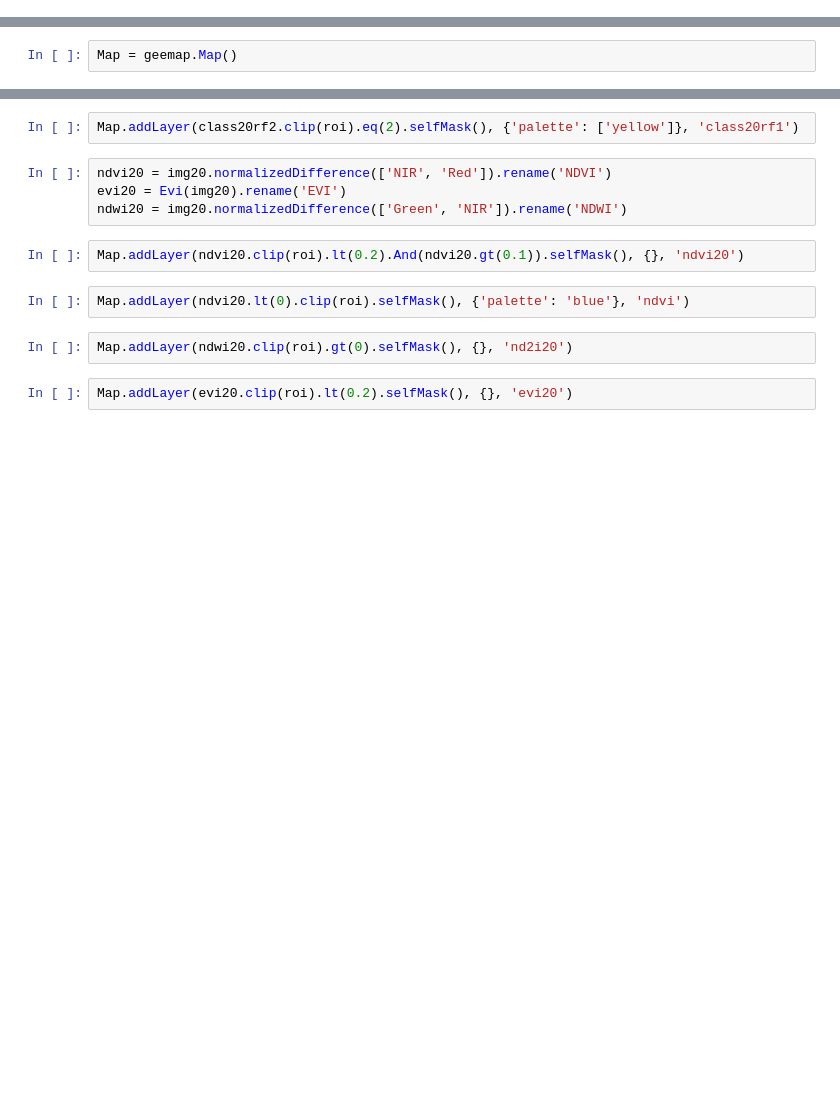
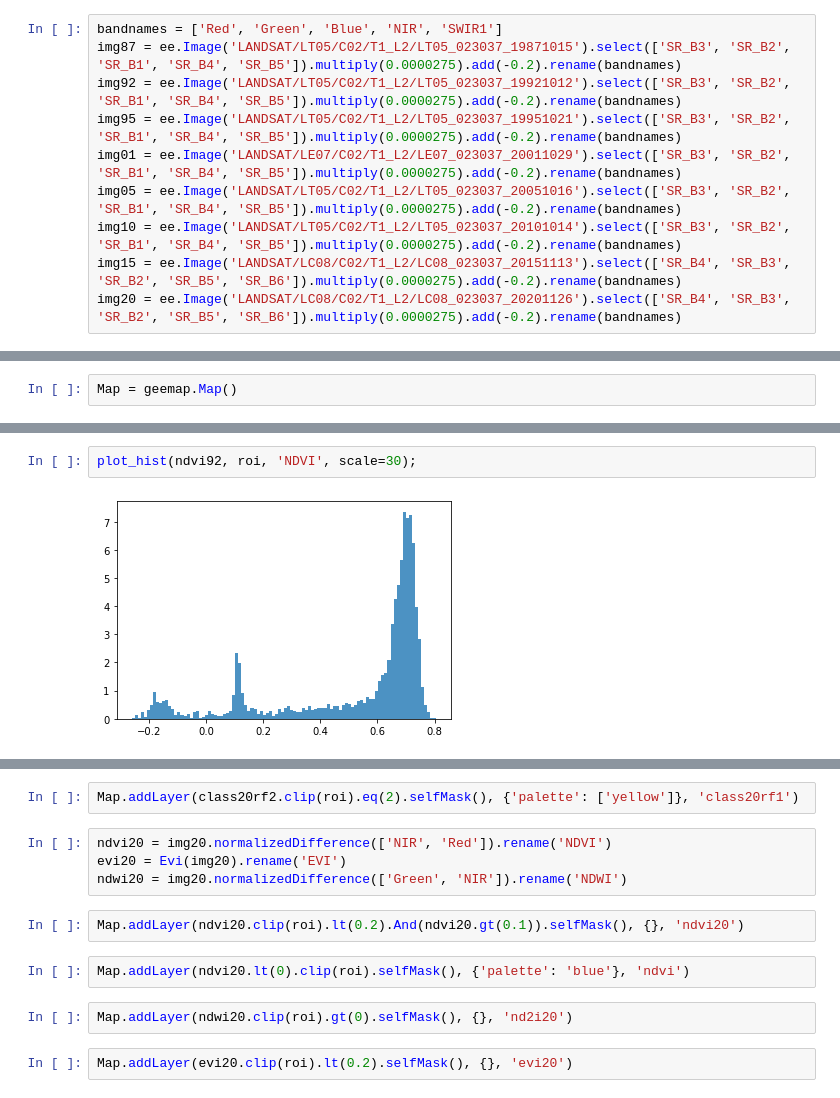
Before and after one commit to yiLuo374/geeCenterline, a Jupyter notebook: sandbar_ar.ipynb, the cells around one changed output, grey strips where cells are left out. Drawn from its saved outputs; the diff is of its cells as text; blank space fills up the shorter version.

```diff
--- a/sandbar_ar.ipynb
+++ b/sandbar_ar.ipynb
@@ -15,3 +9,13 @@ img20 = ee.Image('LANDSAT/LC08/C02/T1_L2/LC08_023037_20201126').select(['SR_B4',
+# %%
+bandnames = ['Red', 'Green', 'Blue', 'NIR', 'SWIR1']
+img87 = ee.Image('LANDSAT/LT05/C02/T1_L2/LT05_023037_19871015').select(['SR_B3', 'SR_B2', 'SR_B1', 'SR_B4', 'SR_B5']).multiply(0.0000275).add(-0.2).rename(bandnames)
+img92 = ee.Image('LANDSAT/LT05/C02/T1_L2/LT05_023037_19921012').select(['SR_B3', 'SR_B2', 'SR_B1', 'SR_B4', 'SR_B5']).multiply(0.0000275).add(-0.2).rename(bandnames)
+img95 = ee.Image('LANDSAT/LT05/C02/T1_L2/LT05_023037_19951021').select(['SR_B3', 'SR_B2', 'SR_B1', 'SR_B4', 'SR_B5']).multiply(0.0000275).add(-0.2).rename(bandnames)
+img01 = ee.Image('LANDSAT/LE07/C02/T1_L2/LE07_023037_20011029').select(['SR_B3', 'SR_B2', 'SR_B1', 'SR_B4', 'SR_B5']).multiply(0.0000275).add(-0.2).rename(bandnames)
+img05 = ee.Image('LANDSAT/LT05/C02/T1_L2/LT05_023037_20051016').select(['SR_B3', 'SR_B2', 'SR_B1', 'SR_B4', 'SR_B5']).multiply(0.0000275).add(-0.2).rename(bandnames)
+img10 = ee.Image('LANDSAT/LT05/C02/T1_L2/LT05_023037_20101014').select(['SR_B3', 'SR_B2', 'SR_B1', 'SR_B4', 'SR_B5']).multiply(0.0000275).add(-0.2).rename(bandnames)
+img15 = ee.Image('LANDSAT/LC08/C02/T1_L2/LC08_023037_20151113').select(['SR_B4', 'SR_B3', 'SR_B2', 'SR_B5', 'SR_B6']).multiply(0.0000275).add(-0.2).rename(bandnames)
+img20 = ee.Image('LANDSAT/LC08/C02/T1_L2/LC08_023037_20201126').select(['SR_B4', 'SR_B3', 'SR_B2', 'SR_B5', 'SR_B6']).multiply(0.0000275).add(-0.2).rename(bandnames)
 # %%
 roi = ee.FeatureCollection("users/luoyee1997/geeRiver/Arkansas/roi").geometry()
 # %%
@@ -53,0 +80,4 @@ Map.addLayer(class20rf.clip(roi), {'min':1, 'max':3, 'palette': ['#0080FF', 'red
+# %%
+plot_hist(ndvi92, roi, 'NDVI', scale=30);
+# %% [output]
+[figure, added]
```
Also changed, not shown: parts of 28 cells of this notebook.
